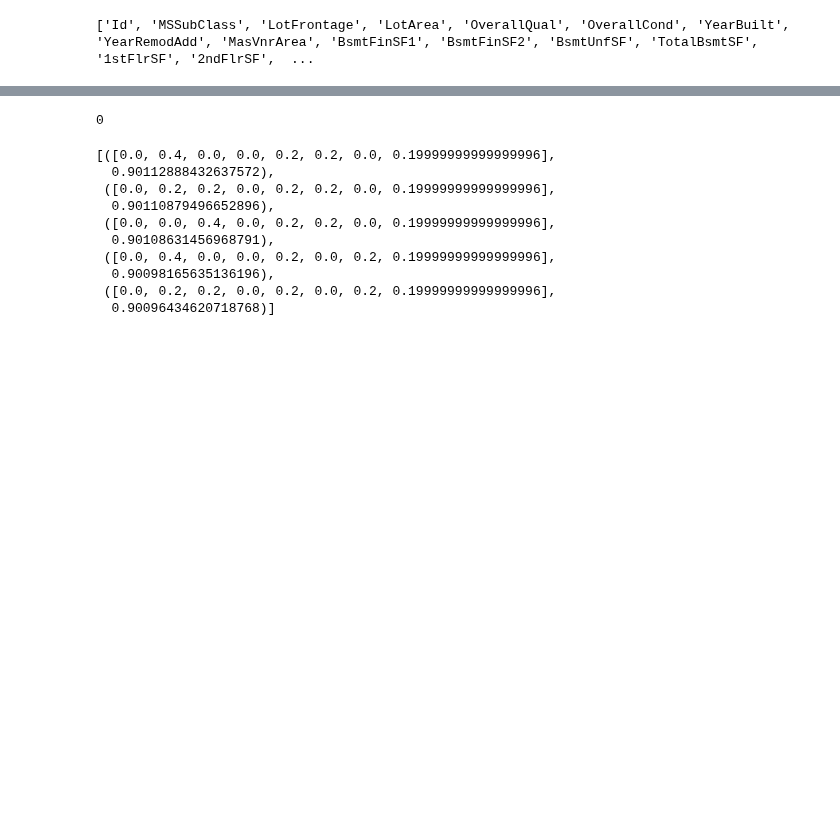
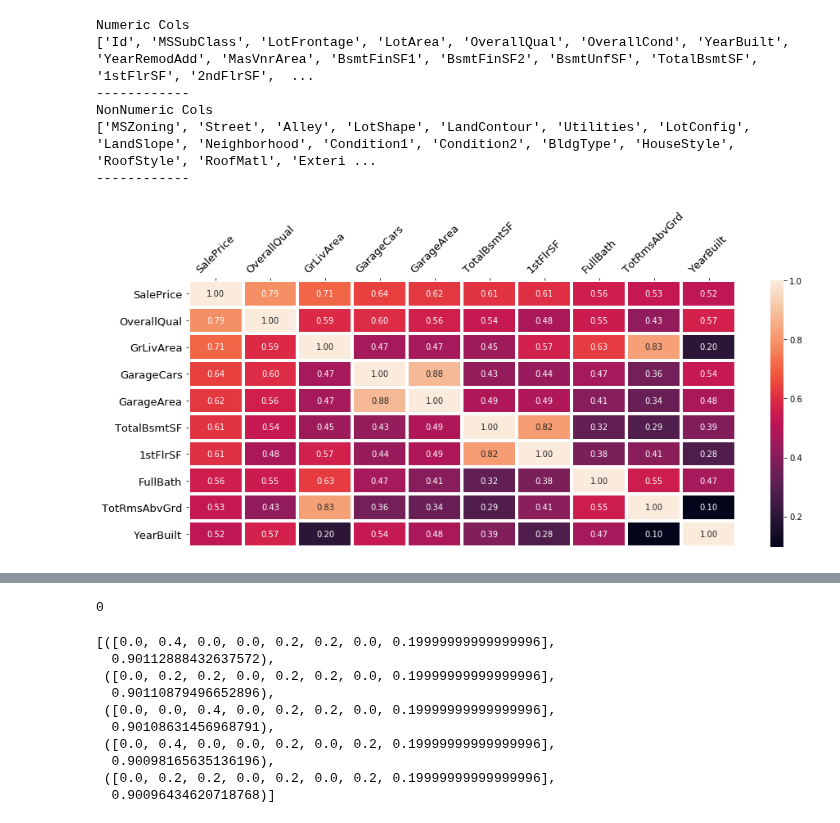
Before and after one commit to frhyme/frhyme.github.io, a Jupyter notebook: _posts/personal_ipynb/180601-kaggle-house-price.ipynb, the cells around one changed output, grey strips where cells are left out. Cells and saved outputs as stored; diff of their text form; code cells hidden in the pictures; blank space fills up the shorter version.

Commit message:
house_price

```diff
--- a/_posts/personal_ipynb/180601-kaggle-house-price.ipynb
+++ b/_posts/personal_ipynb/180601-kaggle-house-price.ipynb
@@ -8,36 +8,66 @@ test_df = pd.read_csv("https://storage.googleapis.com/kaggle-competitions-data/k
 # %%
 import pandas as pd
 import sklearn
 import matplotlib.pyplot as plt
 import seaborn as sns
 from scipy.stats import skew, pearsonr
 
 from sklearn.preprocessing import MinMaxScaler, RobustScaler
 from sklearn.metrics import mean_squared_error, r2_score
 from sklearn.linear_model import ElasticNet, Lasso,  BayesianRidge, LassoLarsIC
 from sklearn.model_selection import GridSearchCV
 from sklearn.ensemble import RandomForestRegressor, GradientBoostingRegressor
 from sklearn.tree import DecisionTreeRegressor
 from sklearn.neural_network import MLPRegressor
 from sklearn.pipeline import make_pipeline
 from sklearn.kernel_ridge import KernelRidge
 import xgboost as xgb
+
+"""
+- 전체 칼럼 중에서, numeric과 non-numeric 을 구분합니다.
+"""
+cols = train_df.columns
+NumericCols = []
+nonNumericCols = []
+for c in cols:
+    col_dtype= train_df[c].dtype
+    if col_dtype in ['int64', 'float64']:
+        NumericCols.append(c)
+    else:
+        nonNumericCols.append(c)
+print("Numeric Cols")
+print(NumericCols)
+print("------------")
+print("NonNumeric Cols")
+print(nonNumericCols)
+print("------------")
+
+"""
+- numeric column에 대해서 correlation matrix를 구성한 다음,
+- SalePrice에 영향을 미치는 상위 10가지 index에 대해서 correlation matrix를 활용하여
+- sns.heatmap으로 확인함.
+"""
+top_10_index = train_df[NumericCols].corr()['SalePrice'].sort_values(ascending=False)[:10].index
+
+plt.figure(figsize=(15, 6))
+sns.heatmap(train_df[top_10_index].corr(),
+            annot=True,
+            linewidths = 3,
+            cbar=True,
+            fmt=".2f"
+           )
+
+plt.tick_params(labelsize=13)
+plt.gca().xaxis.tick_top()
+plt.xticks(rotation=45)
+plt.yticks(rotation=0)
+plt.savefig('../../assets/images/markdown_img/180606_2223_corr_heatmap_top_10_col.svg')
+plt.show()
+# %% [output]
+Numeric Cols
+['Id', 'MSSubClass', 'LotFrontage', 'LotArea', 'OverallQual', 'OverallCond', 'YearBuilt', 'YearRemodAdd', 'MasVnrArea', 'BsmtFinSF1', 'BsmtFinSF2', 'BsmtUnfSF', 'TotalBsmtSF', '1stFlrSF', '2ndFlrSF',  ...
+------------
+NonNumeric Cols
+['MSZoning', 'Street', 'Alley', 'LotShape', 'LandContour', 'Utilities', 'LotConfig', 'LandSlope', 'Neighborhood', 'Condition1', 'Condition2', 'BldgType', 'HouseStyle', 'RoofStyle', 'RoofMatl', 'Exteri ...
+------------
+[figure, added]
-# %%
-# is numeric? or not?
-
-cols = train_df.columns
-NumericCols = []
-nonNumericCols = []
-for c in cols:
-    col_dtype= train_df[c].dtype
-    if col_dtype in ['int64', 'float64']:
-        NumericCols.append(c)
-    else:
-        nonNumericCols.append(c)
-print(NumericCols)
-
-train_df['SalePrice_log'] = np.log(train_df['SalePrice'])
-#train_df[NumericCols].corr()['SalePrice']
-#train_df[NumericCols].corr()['SalePrice_log'].sort_values(ascending=False)
-# %% [output]
-['Id', 'MSSubClass', 'LotFrontage', 'LotArea', 'OverallQual', 'OverallCond', 'YearBuilt', 'YearRemodAdd', 'MasVnrArea', 'BsmtFinSF1', 'BsmtFinSF2', 'BsmtUnfSF', 'TotalBsmtSF', '1stFlrSF', '2ndFlrSF',  ...
```
Also changed, not shown: parts of 4 cells of this notebook, 3 other files.
